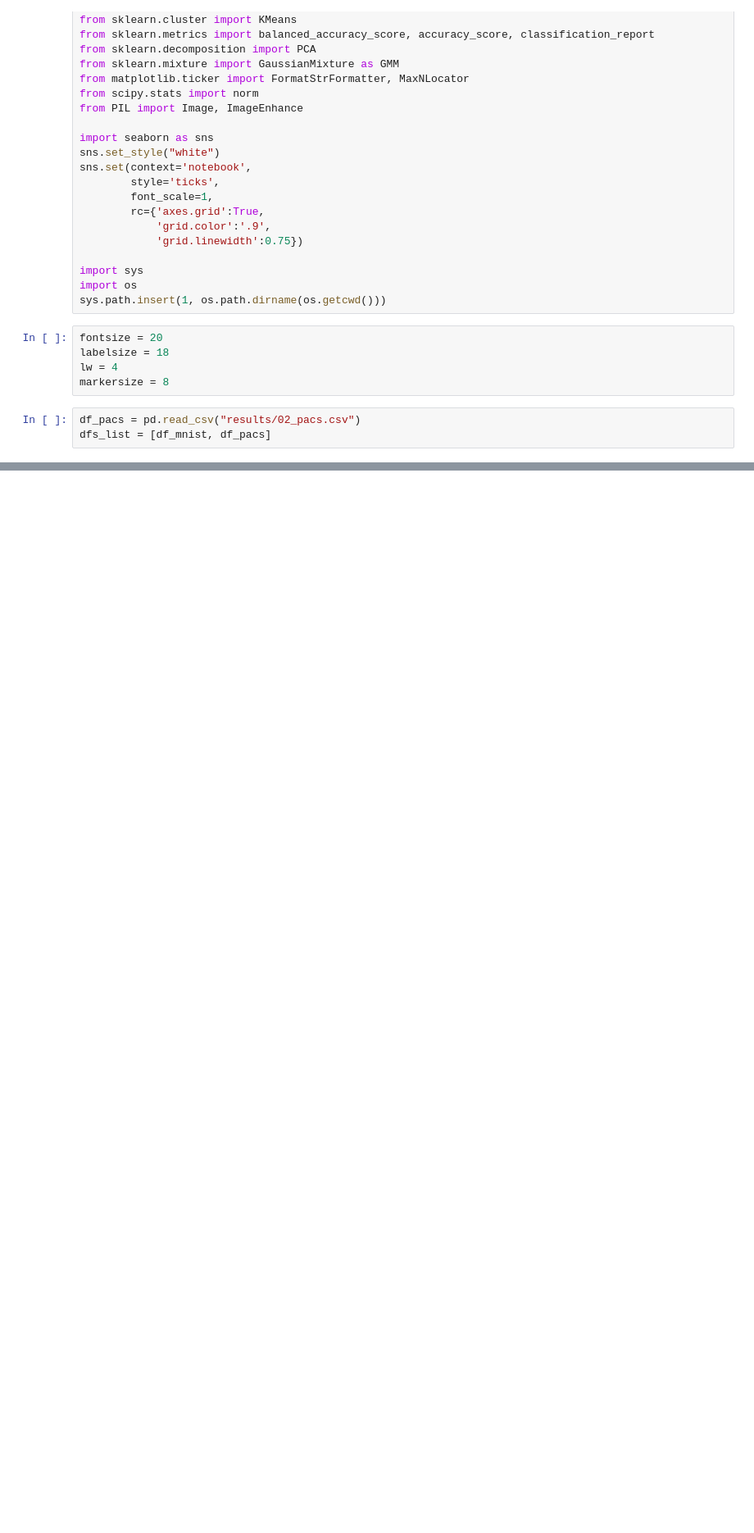
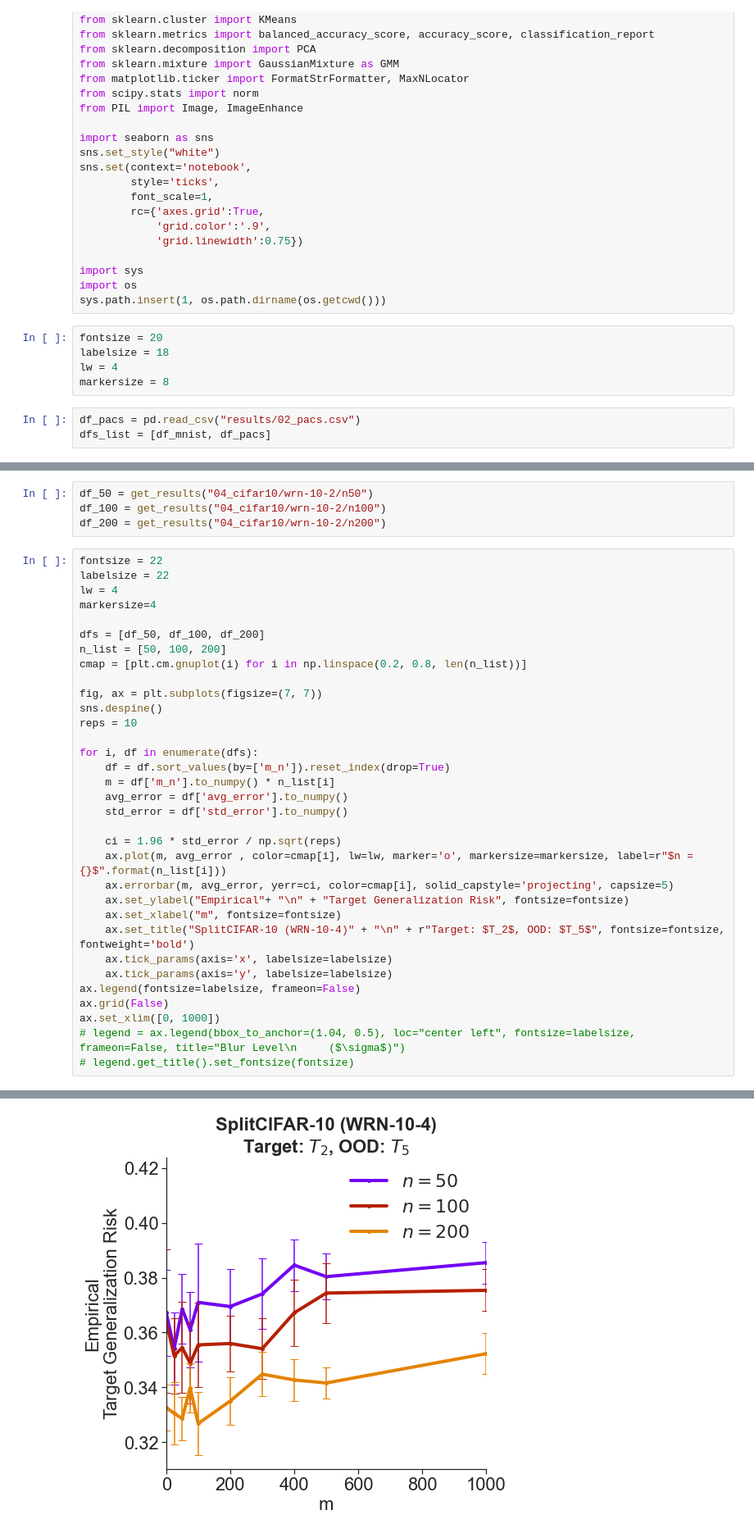
Before and after one commit to neurodata/value-of-ood-data, a Jupyter notebook: notebooks/3-deepnets.ipynb, the cells around one changed output, grey strips where cells are left out. Shown at 82% size. Drawn from its saved outputs; the diff is of its cells as text; blank space fills up the shorter version.

```diff
--- a/notebooks/3-deepnets.ipynb
+++ b/notebooks/3-deepnets.ipynb
@@ -229,0 +910,38 @@ fig.savefig("../paper/figs/8-summary-plot.pdf", bbox_inches="tight")
+# %%
+df_50 = get_results("04_cifar10/wrn-10-2/n50")
+df_100 = get_results("04_cifar10/wrn-10-2/n100")
+df_200 = get_results("04_cifar10/wrn-10-2/n200")
+# %%
+fontsize = 22
+labelsize = 22
+lw = 4
+markersize=4
+
+dfs = [df_50, df_100, df_200]
+n_list = [50, 100, 200]
+cmap = [plt.cm.gnuplot(i) for i in np.linspace(0.2, 0.8, len(n_list))]
+
+fig, ax = plt.subplots(figsize=(7, 7))
+sns.despine()
+reps = 10
+
+for i, df in enumerate(dfs):
+    df = df.sort_values(by=['m_n']).reset_index(drop=True)
+    m = df['m_n'].to_numpy() * n_list[i]
+    avg_error = df['avg_error'].to_numpy()
+    std_error = df['std_error'].to_numpy()
+
+    ci = 1.96 * std_error / np.sqrt(reps)
+    ax.plot(m, avg_error , color=cmap[i], lw=lw, marker='o', markersize=markersize, label=r"$n = {}$".format(n_list[i]))
+    ax.errorbar(m, avg_error, yerr=ci, color=cmap[i], solid_capstyle='projecting', capsize=5)
+    ax.set_ylabel("Empirical"+ "\n" + "Target Generalization Risk", fontsize=fontsize)
+    ax.set_xlabel("m", fontsize=fontsize)
+    ax.set_title("SplitCIFAR-10 (WRN-10-4)" + "\n" + r"Target: $T_2$, OOD: $T_5$", fontsize=fontsize, fontweight='bold')
+    ax.tick_params(axis='x', labelsize=labelsize)
+    ax.tick_params(axis='y', labelsize=labelsize)
+ax.legend(fontsize=labelsize, frameon=False)
+ax.grid(False)
+ax.set_xlim([0, 1000])
+# legend = ax.legend(bbox_to_anchor=(1.04, 0.5), loc="center left", fontsize=labelsize, frameon=False, title="Blur Level\n     ($\sigma$)")
+# legend.get_title().set_fontsize(fontsize)
+# %% [output]
@@ -229,0 +949 @@ fig.savefig("../paper/figs/8-summary-plot.pdf", bbox_inches="tight")
+[figure, added]
```
Also changed, not shown: parts of 32 cells of this notebook.
